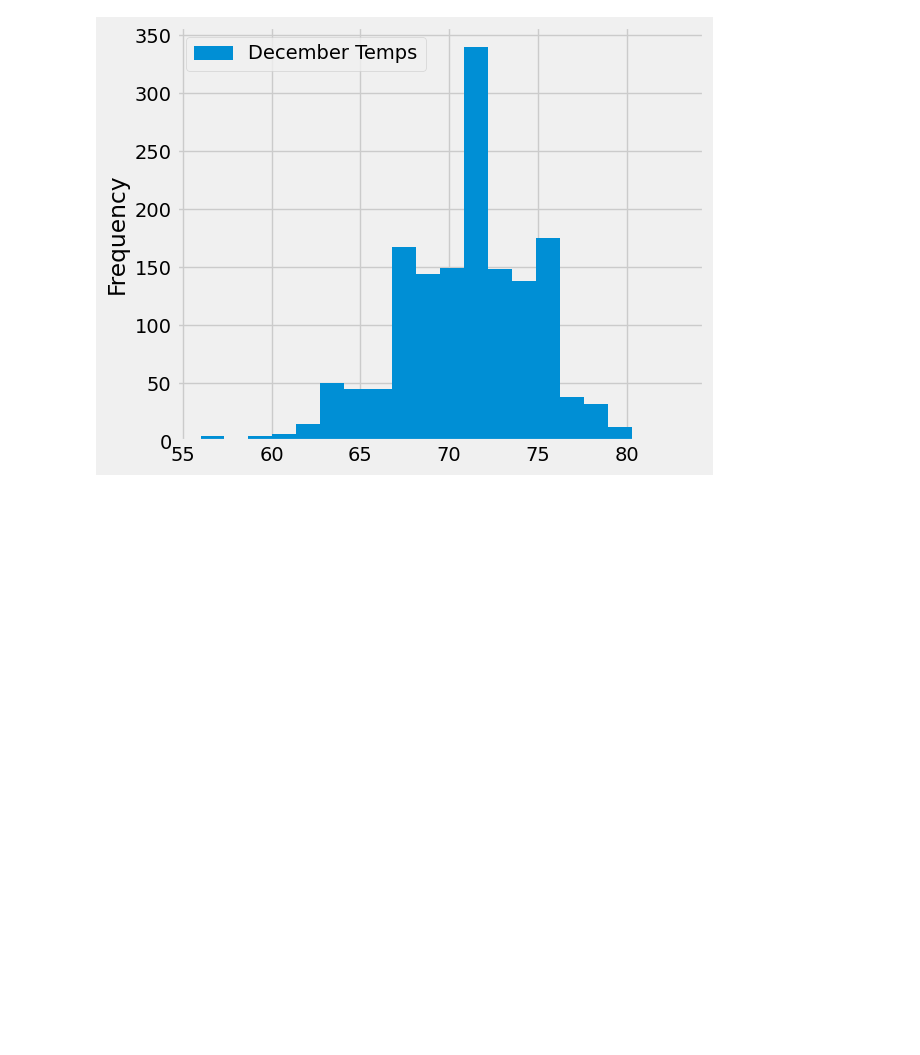
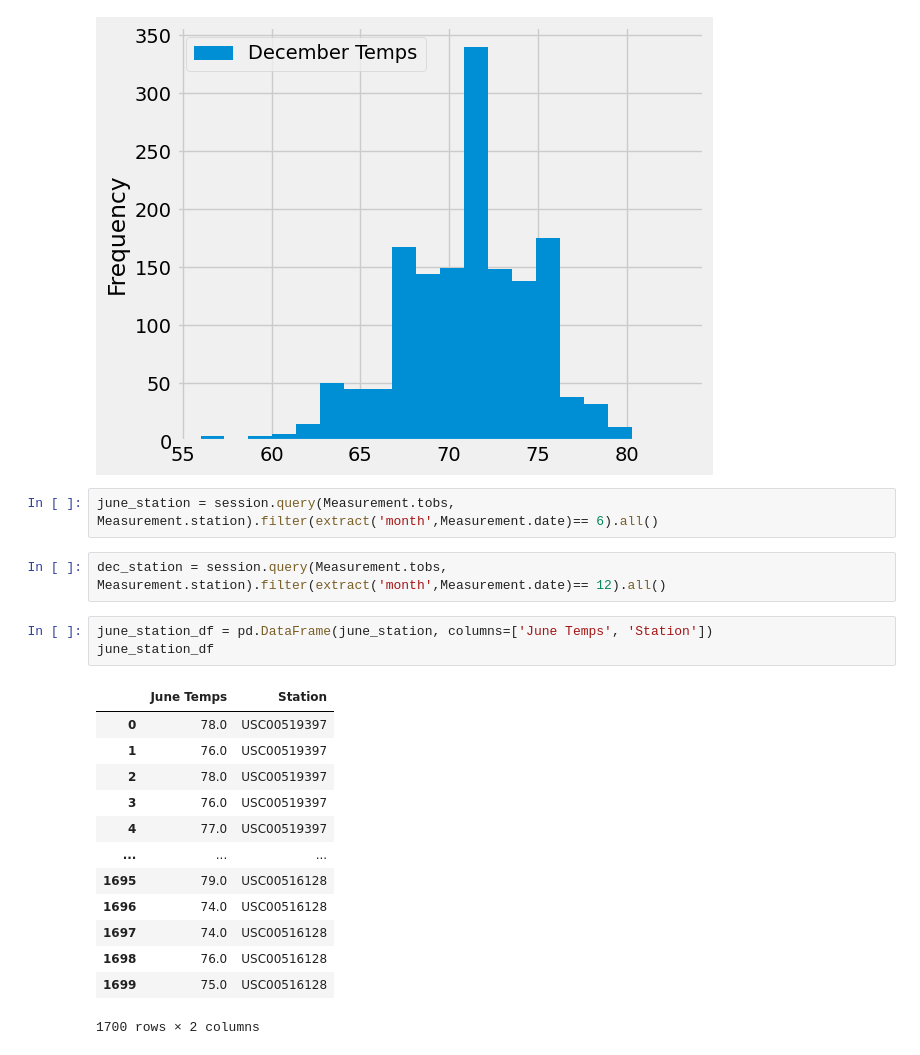
Before and after one commit to jhohing/Surfs_up, a Jupyter notebook: SurfsUp_Challenge.ipynb, the cells around one changed output. Saved outputs shown, nothing was run; the diff lists cells and outputs as text; blank space fills up the shorter version.

```diff
--- a/SurfsUp_Challenge.ipynb
+++ b/SurfsUp_Challenge.ipynb
@@ -92,3 +92,24 @@ df_dec.plot.hist(bins=20)
 plt.tight_layout()
 # %% [output]
 [figure]
+# %%
+june_station = session.query(Measurement.tobs, Measurement.station).filter(extract('month',Measurement.date)== 6).all()
+# %%
+dec_station = session.query(Measurement.tobs, Measurement.station).filter(extract('month',Measurement.date)== 12).all()
+# %%
+june_station_df = pd.DataFrame(june_station, columns=['June Temps', 'Station'])
+june_station_df
+# %% [output]
+|  | June Temps | Station |
+| 0 | 78.0 | USC00519397 |
+| 1 | 76.0 | USC00519397 |
+| 2 | 78.0 | USC00519397 |
+| 3 | 76.0 | USC00519397 |
+| 4 | 77.0 | USC00519397 |
+| ... | ... | ... |
+| 1695 | 79.0 | USC00516128 |
+| 1696 | 74.0 | USC00516128 |
+| 1697 | 74.0 | USC00516128 |
+| 1698 | 76.0 | USC00516128 |
+| 1699 | 75.0 | USC00516128 |
+1700 rows × 2 columns
```
Also changed, not shown: parts of 2 cells of this notebook, 1 other file.
